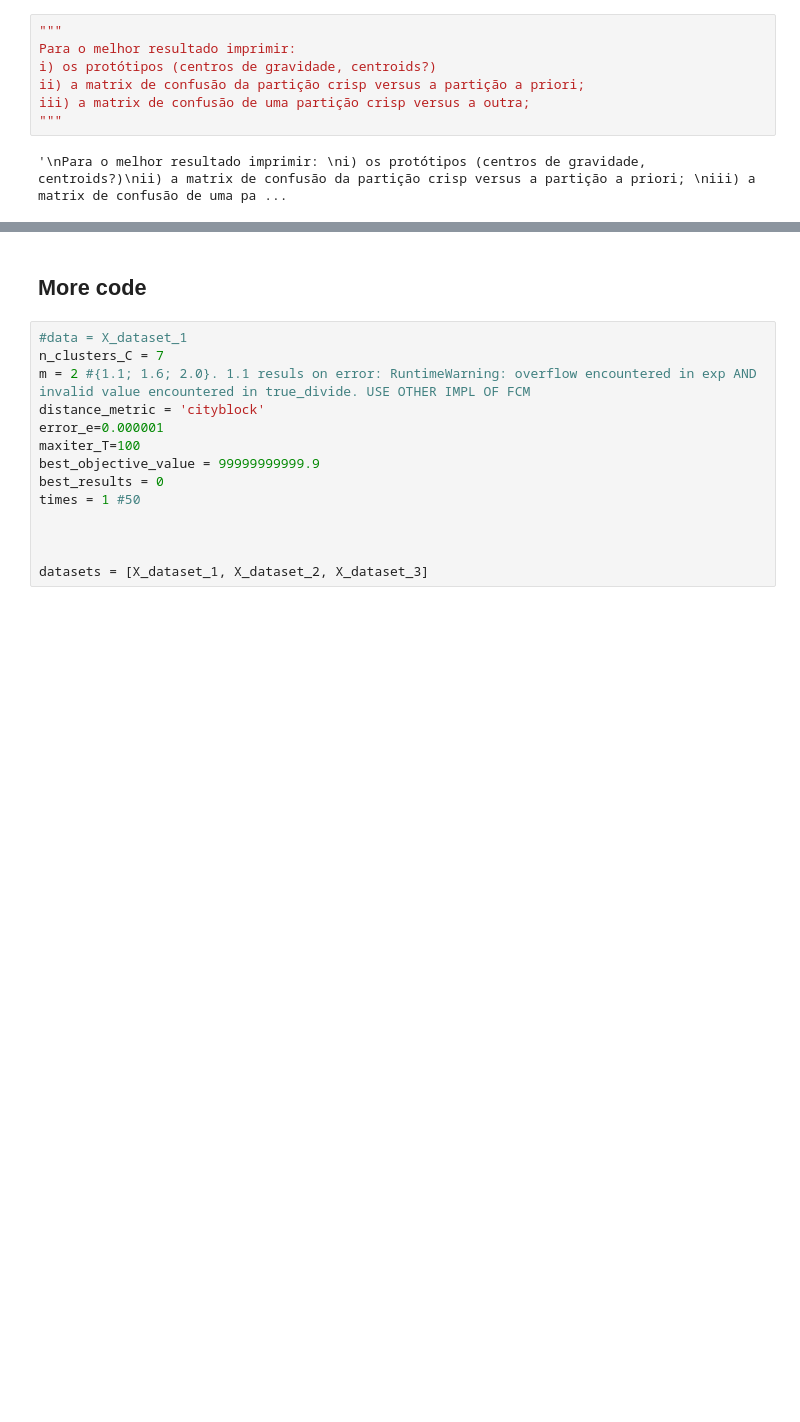
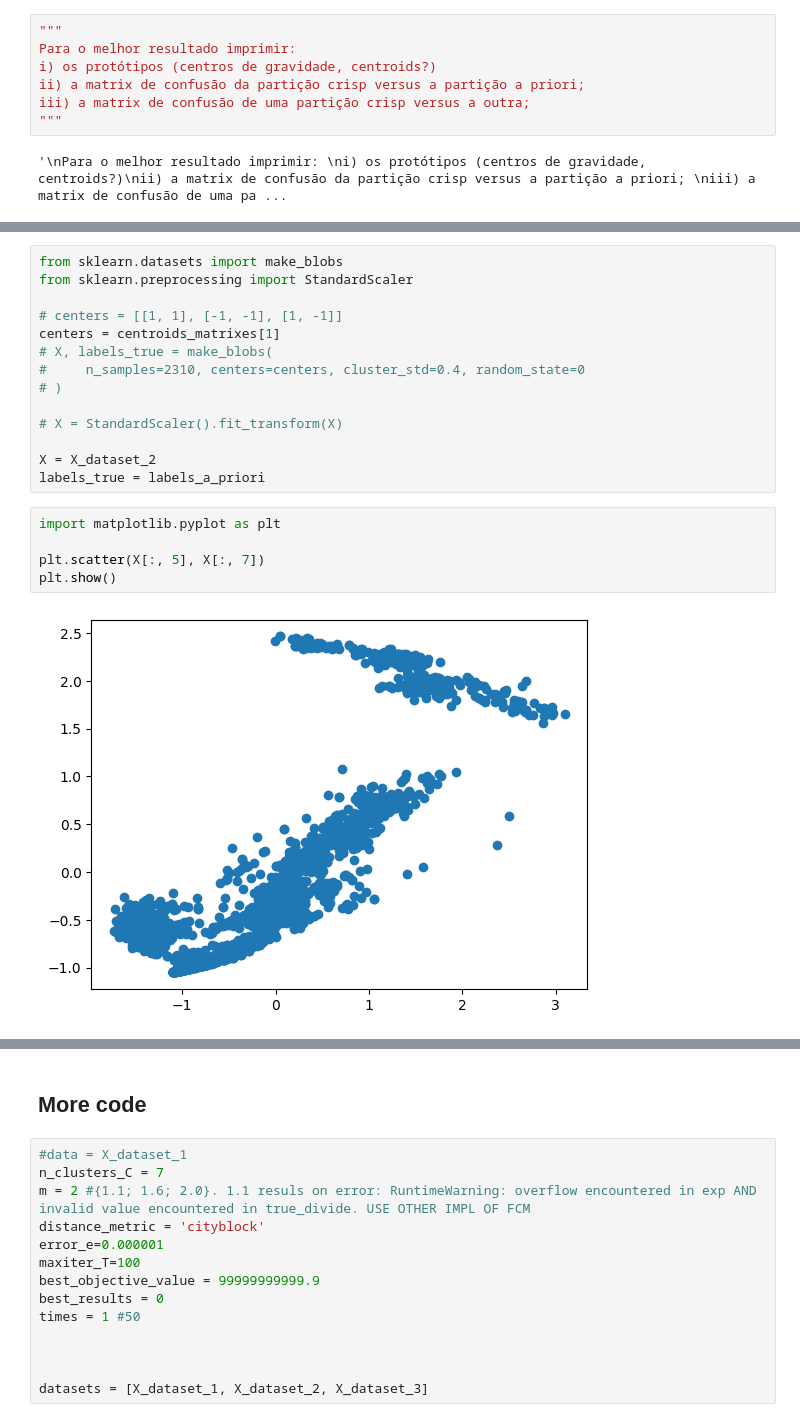
Before and after one commit to allansdefreitas/unsupervised-learning, a Jupyter notebook: questao_1.ipynb, the cells around one changed output, grey strips where cells are left out. Drawn from its saved outputs; the diff is of its cells as text; blank space fills up the shorter version.

```diff
--- a/questao_1.ipynb
+++ b/questao_1.ipynb
@@ -670,0 +701,21 @@ iii) a matrix de confusão de uma partição crisp versus a outra;
+# %%
+from sklearn.datasets import make_blobs
+from sklearn.preprocessing import StandardScaler
+
+# centers = [[1, 1], [-1, -1], [1, -1]]
+centers = centroids_matrixes[1]
+# X, labels_true = make_blobs(
+#     n_samples=2310, centers=centers, cluster_std=0.4, random_state=0
+# )
+
+# X = StandardScaler().fit_transform(X)
+
+X = X_dataset_2
+labels_true = labels_a_priori
+# %%
+import matplotlib.pyplot as plt
+
+plt.scatter(X[:, 5], X[:, 7])
+plt.show()
+# %% [output]
+[figure, added]
```
Also changed, not shown: parts of 28 cells of this notebook.
